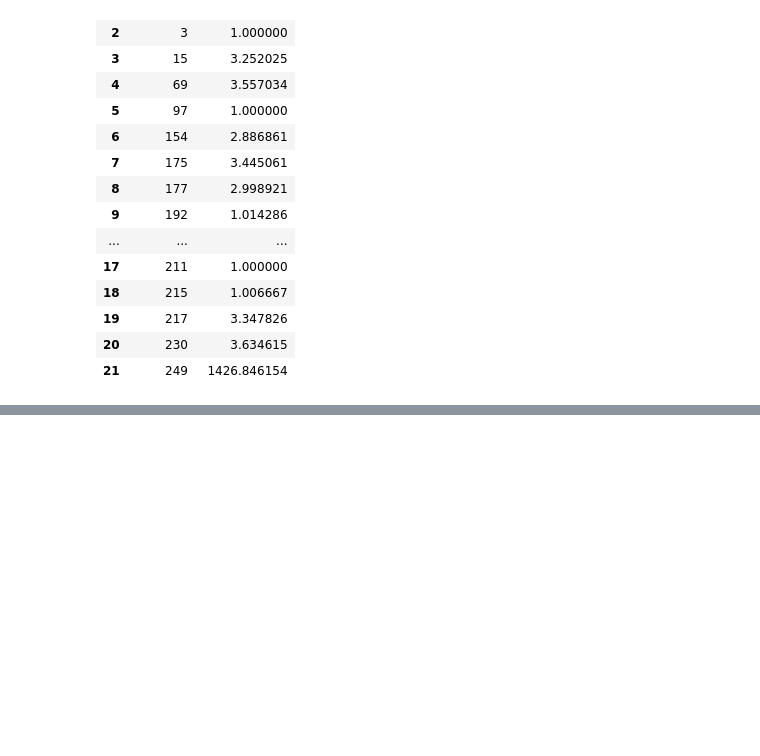
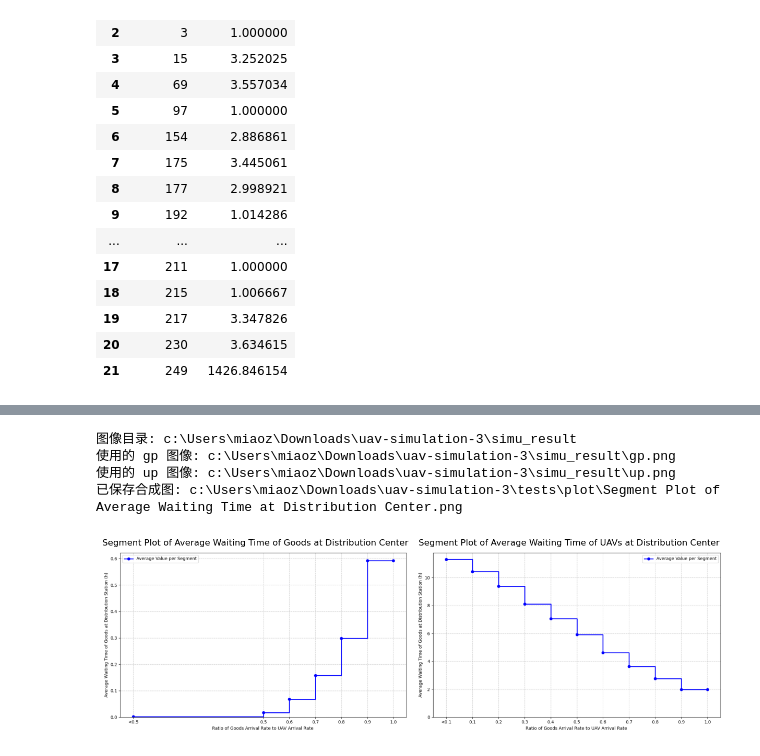
Before and after one commit to miluosi/uav-simulation, a Jupyter notebook: uavsimulation.ipynb, the cells around one changed output, grey strips where cells are left out. Cells and saved outputs as stored; diff of their text form; code cells hidden in the pictures; blank space fills up the shorter version.

```diff
--- a/uavsimulation.ipynb
+++ b/uavsimulation.ipynb
@@ -4109,0 +4396,61 @@ aq.to_excel(r'queuelenth1.xlsx')
+# %%
+# 在 simu_result 中查找 gp/up 图像（png/jpg），并以 1x2 子图合成显示与保存
+import os
+import glob
+import matplotlib.pyplot as plt
+import matplotlib.image as mpimg
+
+base_dir = os.path.dirname(__file__) if "__file__" in globals() else os.getcwd()
+simu_dir = os.path.join(base_dir, "simu_result")
+print(f"图像目录: {simu_dir}")
+
+# 支持的扩展名
+patterns_gp = [os.path.join(simu_dir, pat) for pat in ["gp*.png", "gp*.jpg", "*gp*.png", "*gp*.jpg"]]
+patterns_up = [os.path.join(simu_dir, pat) for pat in ["up*.png", "up*.jpg", "*up*.png", "*up*.jpg"]]
+
+candidates_gp = []
+for pat in patterns_gp:
+    candidates_gp.extend(glob.glob(pat))
+
+candidates_up = []
+for pat in patterns_up:
+    candidates_up.extend(glob.glob(pat))
+
+if not candidates_gp:
+    raise FileNotFoundError("未在 simu_result 中找到 gp 图片（支持 gp*.png/jpg 或 *gp*.png/jpg）")
+if not candidates_up:
+    raise FileNotFoundError("未在 simu_result 中找到 up 图片（支持 up*.png/jpg 或 *up*.png/jpg）")
+
+# 选择排序后第一张（也可根据需要改为最新修改时间）
+img_gp_path = sorted(candidates_gp)[0]
+img_up_path = sorted(candidates_up)[0]
+print(f"使用的 gp 图像: {img_gp_path}")
+print(f"使用的 up 图像: {img_up_path}")
+
+img_gp = mpimg.imread(img_gp_path)
+img_up = mpimg.imread(img_up_path)
+
+fig, axes = plt.subplots(1, 2, figsize=(12, 4), constrained_layout=True)
+axes[0].imshow(img_gp)
+axes[0].axis('off')
+axes[0].set_title('Segment Plot of Average Waiting Time of Goods at Distribution Center')
+
+axes[1].imshow(img_up)
+axes[1].axis('off')
+axes[1].set_title('Segment Plot of Average Waiting Time of UAVs at Distribution Center')
+
+
+
+# 保存到 tests/plot 若存在，否则保存到本目录
+plot_dir = os.path.join(base_dir, "tests", "plot")
+os.makedirs(plot_dir, exist_ok=True)
+out_path = os.path.join(plot_dir, "Segment Plot of Average Waiting Time at Distribution Center.png")
+fig.savefig(out_path, dpi=150)
+print(f"已保存合成图: {out_path}")
+plt.show()
+# %% [output]
+图像目录: c:\Users\miaoz\Downloads\uav-simulation-3\simu_result
+使用的 gp 图像: c:\Users\miaoz\Downloads\uav-simulation-3\simu_result\gp.png
+使用的 up 图像: c:\Users\miaoz\Downloads\uav-simulation-3\simu_result\up.png
+已保存合成图: c:\Users\miaoz\Downloads\uav-simulation-3\tests\plot\Segment Plot of Average Waiting Time at Distribution Center.png
+[figure, added]
```
Also changed, not shown: parts of 21 cells of this notebook, 16 other files.
